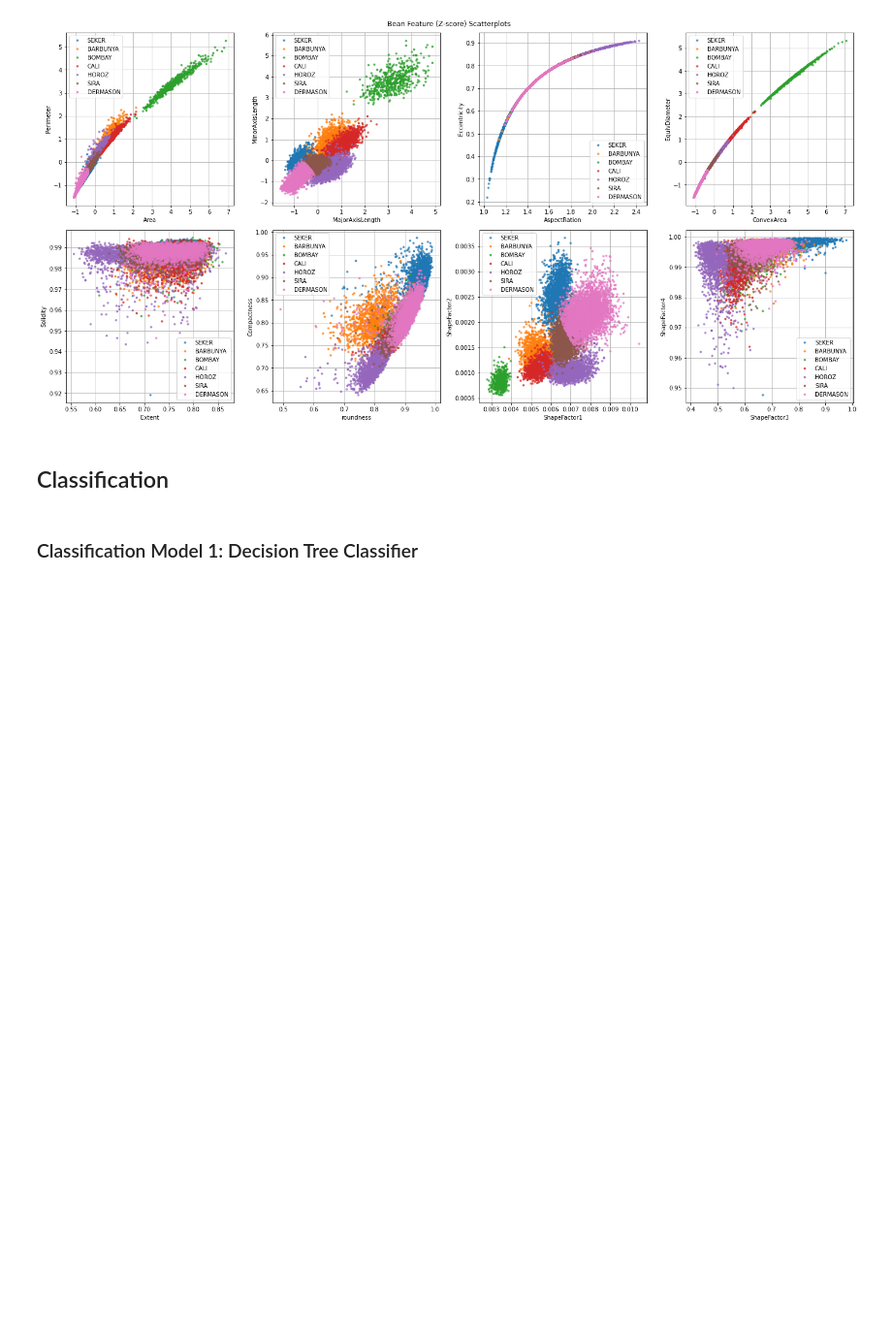
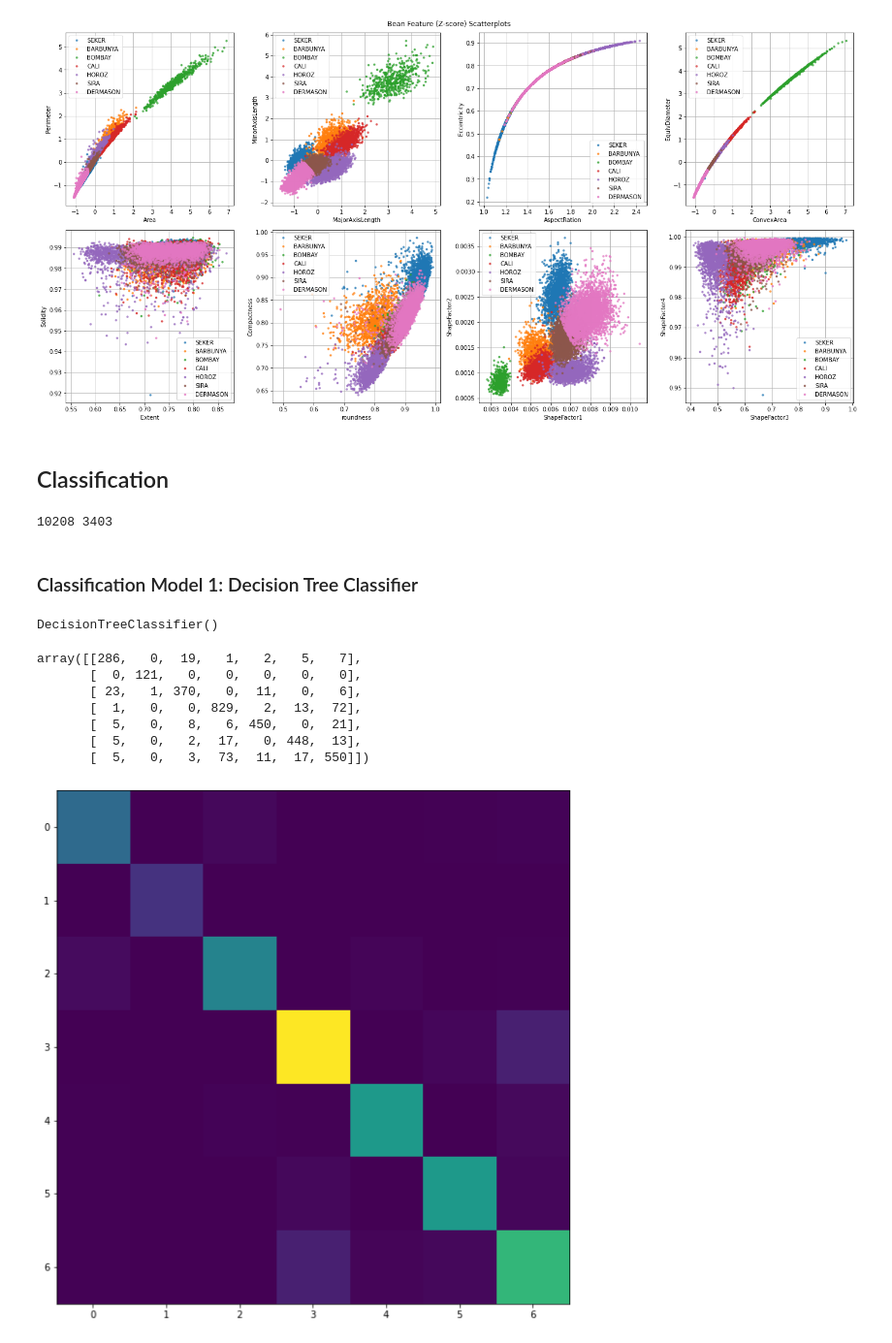
Before and after one commit to dougbrn/Towson, a Jupyter notebook: COSC757/assignment2/HW2_classification.ipynb, the cells around one changed output. Shown at 97% size. Saved outputs shown, nothing was run; the diff lists cells and outputs as text; code cells hidden in the pictures; blank space fills up the shorter version.

Commit message:
decision tree

```diff
--- a/COSC757/assignment2/HW2_classification.ipynb
+++ b/COSC757/assignment2/HW2_classification.ipynb
@@ -191,3 +196,16 @@ plt.tight_layout()
 [figure]
 # %% [markdown]
 ## Classification
+# %%
+#Train and Test Set Generation
+
+features = zscore_df.columns[zscore_df.columns != "Class"]
+
+X = np.array(zscore_df[features])
+Y = np.array(zscore_df['Class'])
+
+X_train, X_test, y_train, y_test = train_test_split(X, Y)
+
+print(len(X_train),len(X_test))
+# %% [output]
+10208 3403
@@ -194,2 +214,25 @@ plt.tight_layout()
 # %% [markdown]
 ### Classification Model 1: Decision Tree Classifier
+# %%
+#Define Classifer and train
+clf = tree.DecisionTreeClassifier()
+
+clf.fit(X_train, y_train)
+# %% [output]
+DecisionTreeClassifier()
+# %%
+y_pred = clf.predict(X_test)
+# %%
+scores = confusion_matrix(y_pred,y_test)
+fig = plt.figure(figsize=(10,10))
+plt.imshow(scores)
+scores
+# %% [output]
+array([[286,   0,  19,   1,   2,   5,   7],
+       [  0, 121,   0,   0,   0,   0,   0],
+       [ 23,   1, 370,   0,  11,   0,   6],
+       [  1,   0,   0, 829,   2,  13,  72],
+       [  5,   0,   8,   6, 450,   0,  21],
+       [  5,   0,   2,  17,   0, 448,  13],
+       [  5,   0,   3,  73,  11,  17, 550]])
+[figure, added]
```
Also changed, not shown: parts of 5 cells of this notebook.
